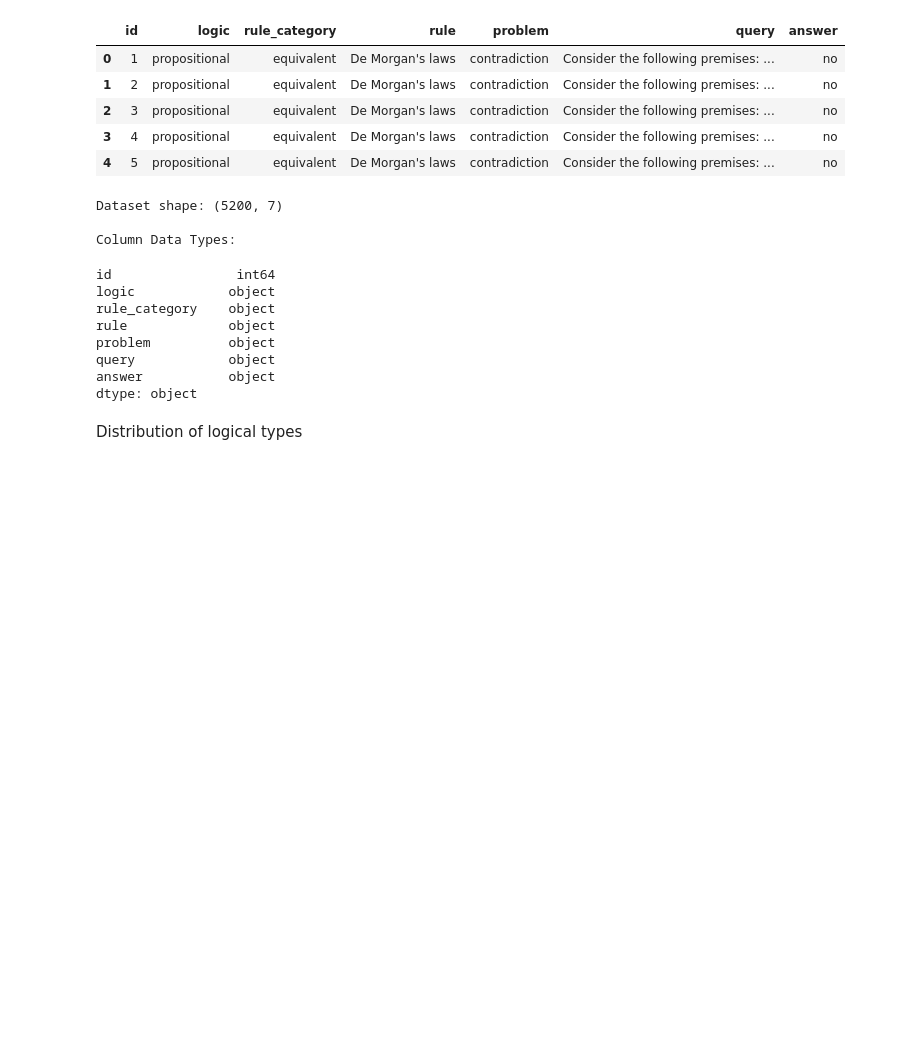
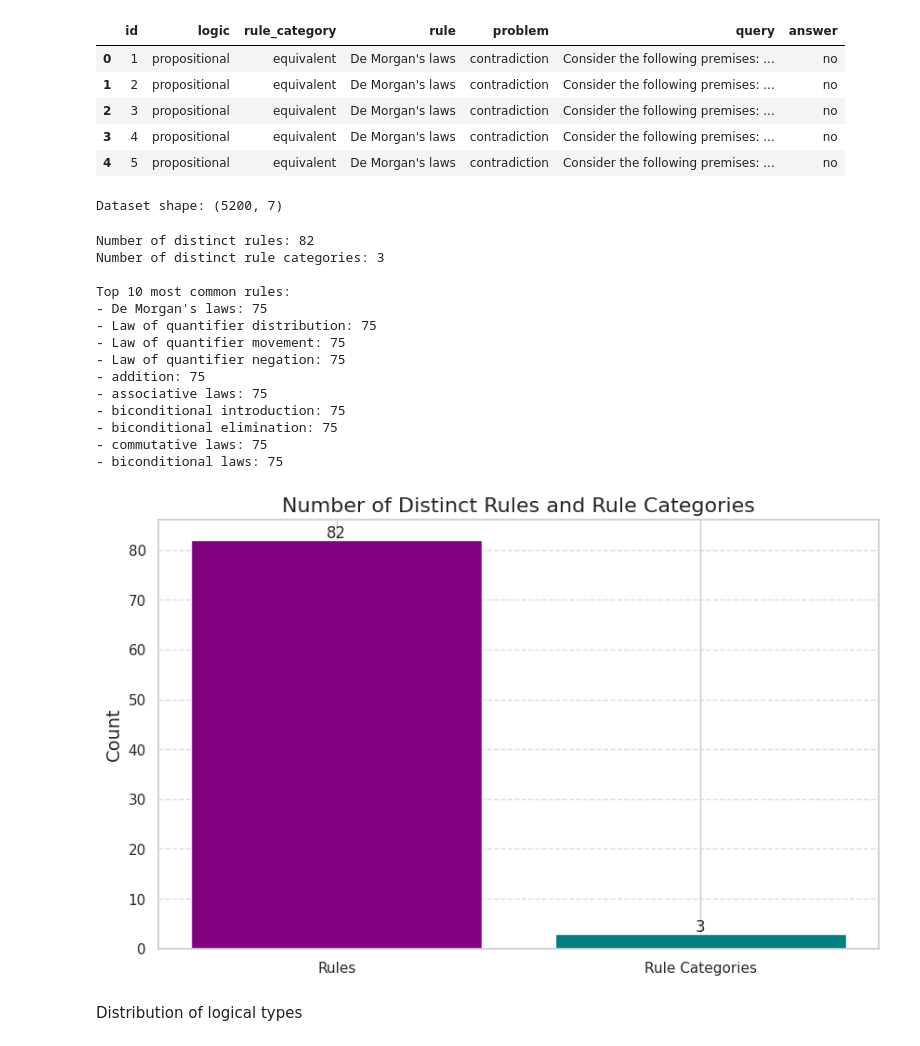
Before and after one commit to devshafi/Logic-Analysis-with-LLMs, a Jupyter notebook: data_visualization.ipynb, the cells around one changed output. Drawn from its saved outputs; the diff is of its cells as text; code cells hidden in the pictures; blank space fills up the shorter version.

```diff
--- a/data_visualization.ipynb
+++ b/data_visualization.ipynb
@@ -41,8 +41,6 @@ display(df.head())
 
 # Basic dataset information
 print(f"Dataset shape: {df.shape}")
-print("\nColumn Data Types:")
-display(df.dtypes)
 # %% [output]
 |  | id | logic | rule_category | rule | problem | query | answer |
 | 0 | 1 | propositional | equivalent | De Morgan's laws | contradiction | Consider the following premises: ... | no |
@@ -51,16 +49,50 @@ display(df.dtypes)
 | 3 | 4 | propositional | equivalent | De Morgan's laws | contradiction | Consider the following premises: ... | no |
 | 4 | 5 | propositional | equivalent | De Morgan's laws | contradiction | Consider the following premises: ... | no |
 Dataset shape: (5200, 7)
-
-Column Data Types:
-id                int64
-logic            object
-rule_category    object
-rule             object
-problem          object
-query            object
-answer           object
-dtype: object
+# %%
+# Display the number of distinct rules in the dataset
+unique_rules = df['rule'].nunique()
+unique_categories = df['rule_category'].nunique()
+
+# Create a bar chart showing the counts
+plt.figure(figsize=(10, 6))
+bars = plt.bar(['Rules', 'Rule Categories'], [unique_rules, unique_categories], color=['purple', 'teal'])
+
+# Add count labels on top of bars
+for bar in bars:
+    height = bar.get_height()
+    plt.text(bar.get_x() + bar.get_width()/2., height + 0.5,
+             f'{height}', ha='center', fontsize=12)
+
+plt.title('Number of Distinct Rules and Rule Categories', fontsize=16)
+plt.ylabel('Count', fontsize=14)
+plt.grid(axis='y', linestyle='--', alpha=0.7)
+
+# Print numerical results
+print(f"Number of distinct rules: {unique_rules}")
+print(f"Number of distinct rule categories: {unique_categories}")
+
+# Display top 10 most common rules and their counts
+print("\nTop 10 most common rules:")
+top_rules = df['rule'].value_counts().head(10)
+for rule, count in top_rules.items():
+    print(f"- {rule}: {count}")
+# %% [output]
+Number of distinct rules: 82
+Number of distinct rule categories: 3
+
+Top 10 most common rules:
+- De Morgan's laws: 75
+- Law of quantifier distribution: 75
+- Law of quantifier movement: 75
+- Law of quantifier negation: 75
+- addition: 75
+- associative laws: 75
+- biconditional introduction: 75
+- biconditional elimination: 75
+- commutative laws: 75
+- biconditional laws: 75
+[figure, added]
 # %% [markdown]
 Distribution of logical types
 # %%
```
Also changed, not shown: parts of 1 cell of this notebook, 8 other files.
